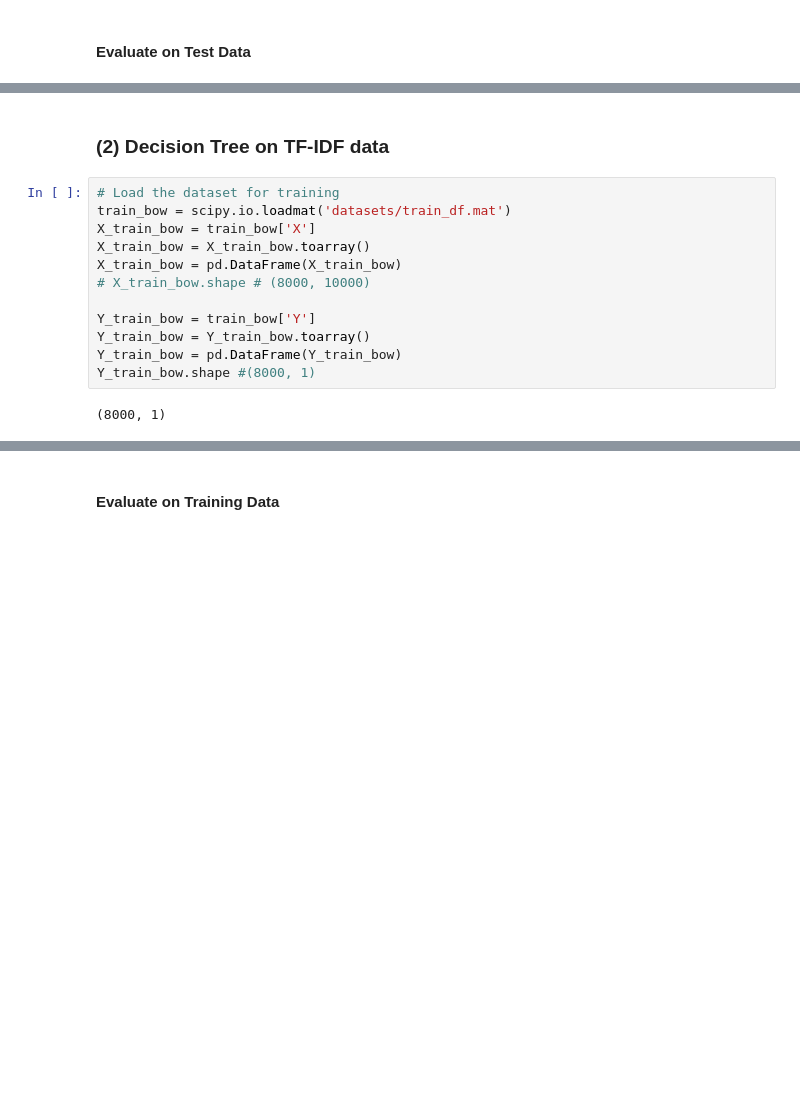
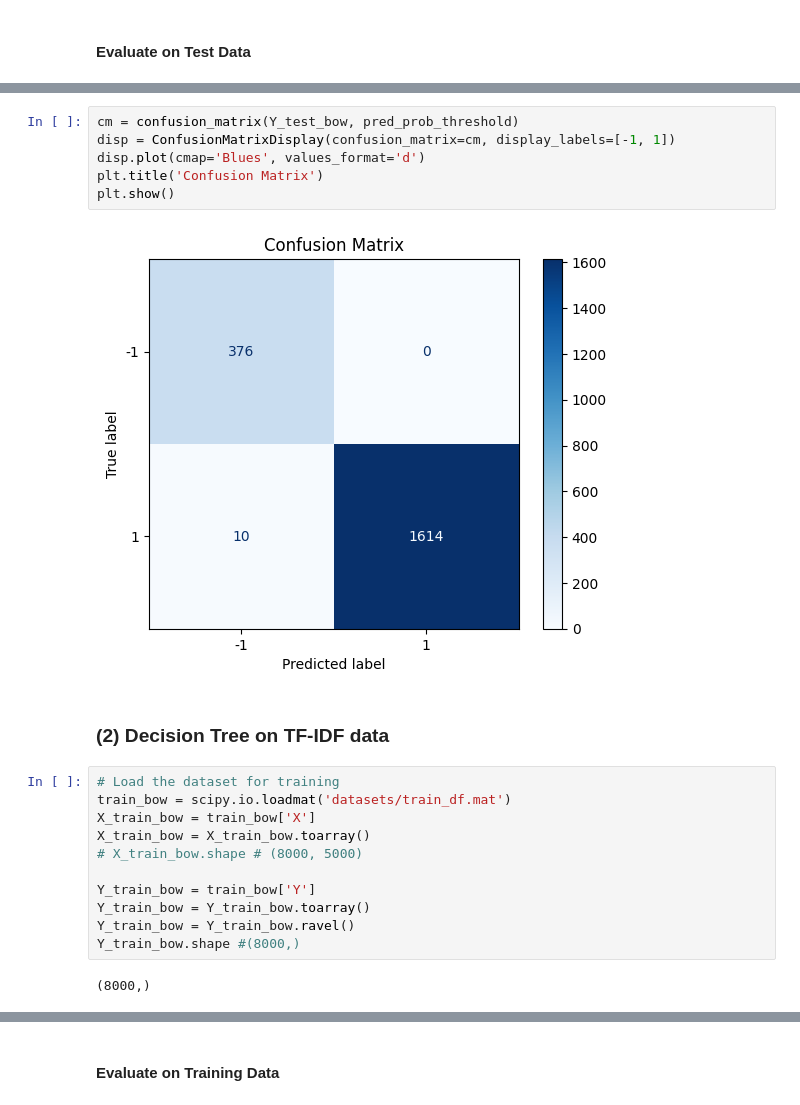
Before and after one commit to kushal-10/fantastic-eureka, a Jupyter notebook: random_forests.ipynb, the cells around one changed output, grey strips where cells are left out. Cells and saved outputs as stored; diff of their text form; blank space fills up the shorter version.

```diff
--- a/random_forests.ipynb
+++ b/random_forests.ipynb
@@ -155,3 +176,11 @@ Number of emails classified as Spam, that are actually non-spam:
+# %%
+cm = confusion_matrix(Y_test_bow, pred_prob_threshold)
+disp = ConfusionMatrixDisplay(confusion_matrix=cm, display_labels=[-1, 1])
+disp.plot(cmap='Blues', values_format='d')
+plt.title('Confusion Matrix')
+plt.show()
+# %% [output]
+[figure, added]
 # %% [markdown]
 ### (2) Decision Tree on TF-IDF data
 # %%
@@ -159,15 +188,14 @@ Number of emails classified as Spam, that are actually non-spam:
 train_bow = scipy.io.loadmat('datasets/train_df.mat')
 X_train_bow = train_bow['X']
 X_train_bow = X_train_bow.toarray()
-X_train_bow = pd.DataFrame(X_train_bow)
-# X_train_bow.shape # (8000, 10000)
+# X_train_bow.shape # (8000, 5000)
 
 Y_train_bow = train_bow['Y']
 Y_train_bow = Y_train_bow.toarray()
-Y_train_bow = pd.DataFrame(Y_train_bow)
-Y_train_bow.shape #(8000, 1)
+Y_train_bow = Y_train_bow.ravel()
+Y_train_bow.shape #(8000,)
 # %% [output]
-(8000, 1)
+(8000,)
 # %%
 #Find best parameters
 
```
Also changed, not shown: parts of 17 cells of this notebook, 1 other file.
